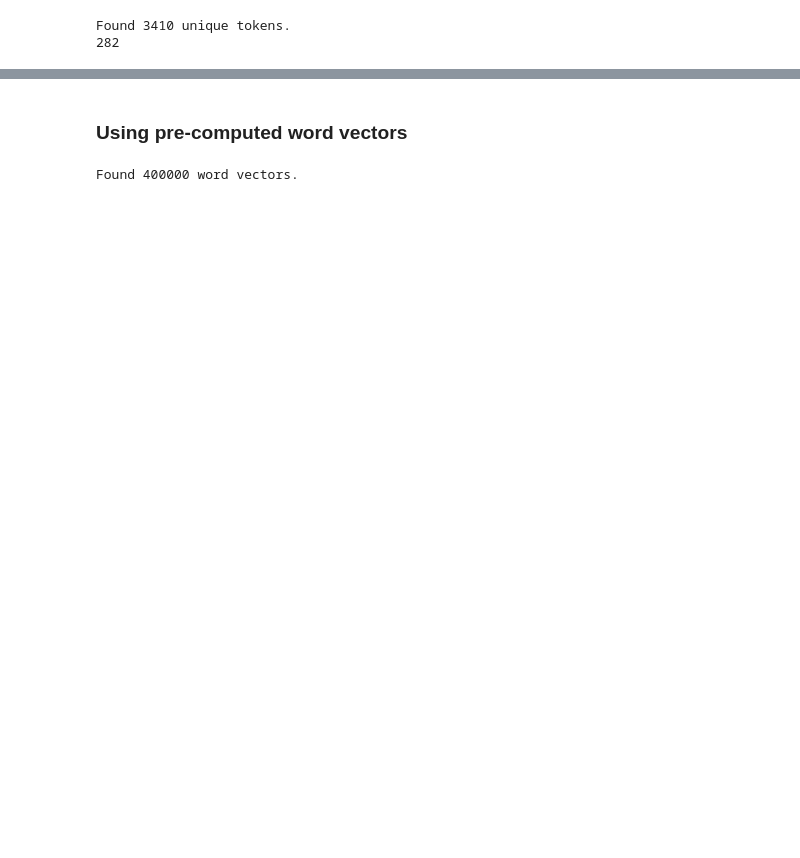
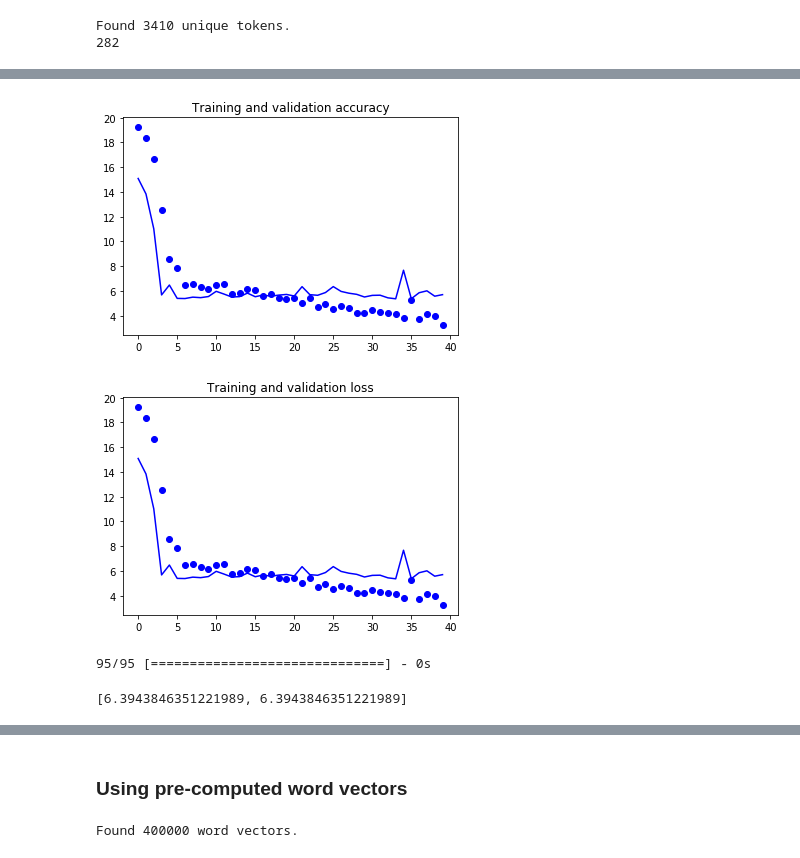
Before and after one commit to wisygig/cr, a Jupyter notebook: Text data.ipynb, the cells around one changed output, grey strips where cells are left out. Saved outputs shown, nothing was run; the diff lists cells and outputs as text; code cells hidden in the pictures; blank space fills up the shorter version.

```diff
--- a/Text data.ipynb
+++ b/Text data.ipynb
@@ -425,6 +428,7 @@ sequences = tokenizer.texts_to_sequences(X.values)
 
 word_index = tokenizer.word_index
 print('Found %s unique tokens.' % len(word_index))
+max_features = len(word_index)
 maxlen = max(map(len, sequences))
 print(maxlen)
 # %% [output]
@@ -439,0 +489,5 @@ x_test = preprocessing.sequence.pad_sequences(x_test, maxlen=maxlen)
+# %%
+history = model.fit(x_train, y_train,
+                    epochs=40,
+                    batch_size=128,
+                    validation_split=0.2)
@@ -439,0 +512,25 @@ x_test = preprocessing.sequence.pad_sequences(x_test, maxlen=maxlen)
+# %%
+import matplotlib.pyplot as plt
+%matplotlib inline
+
+acc = history.history['mean_squared_error']
+val_acc = history.history['val_mean_squared_error']
+loss = history.history['loss']
+val_loss = history.history['val_loss']
+epochs = range(len(acc))
+plt.plot(epochs, acc, 'bo')
+plt.plot(epochs, val_acc, 'b')
+plt.title('Training and validation accuracy')
+plt.figure()
+plt.plot(epochs, loss, 'bo')
+plt.plot(epochs, val_loss, 'b')
+plt.title('Training and validation loss')
+plt.show()
+# %% [output]
+[figure, added]
+[figure, added]
+# %%
+model.evaluate(x_test, y_test)
+# %% [output]
+95/95 [==============================] - 0s
+[6.3943846351221989, 6.3943846351221989]
```
Also changed, not shown: parts of 17 cells of this notebook, 1 other file.
